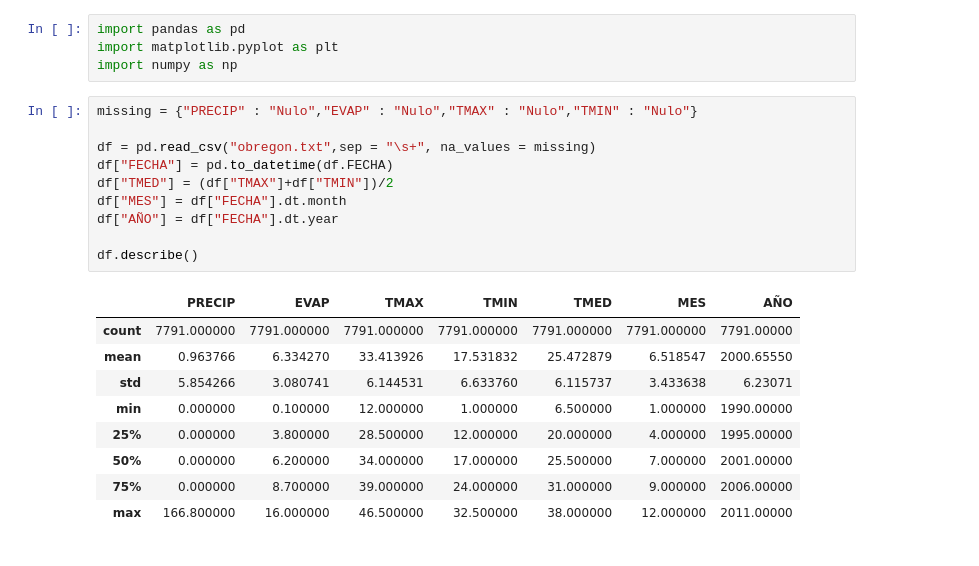
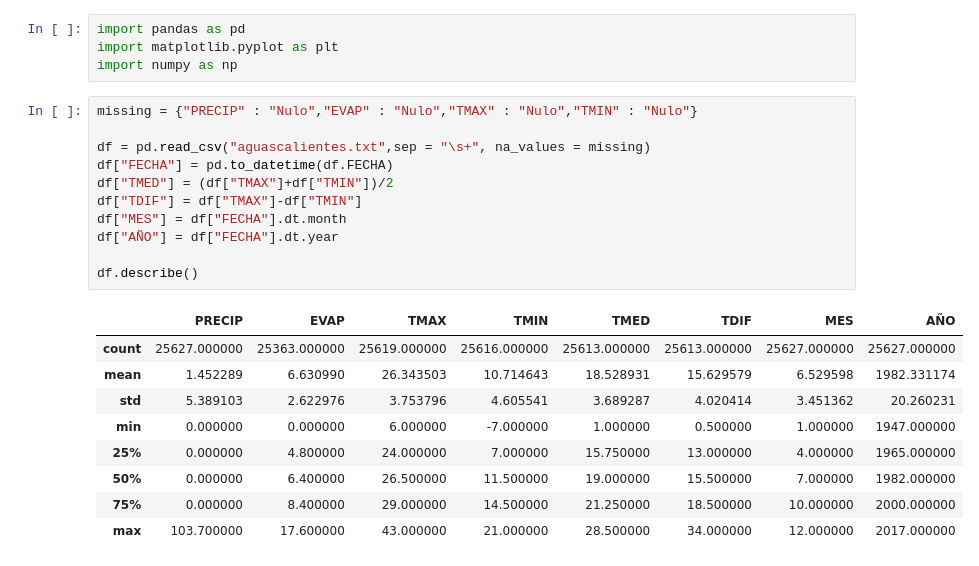
Before and after one commit to Askleth/Archivero, a Jupyter notebook: Actividad_5/Actividad5.ipynb, the cells around one changed output. Drawn from its saved outputs; the diff is of its cells as text.

```diff
--- a/Actividad_5/Actividad5.ipynb
+++ b/Actividad_5/Actividad5.ipynb
@@ -5,23 +5,24 @@ import numpy as np
 # %%
 missing = {"PRECIP" : "Nulo","EVAP" : "Nulo","TMAX" : "Nulo","TMIN" : "Nulo"}
 
-df = pd.read_csv("obregon.txt",sep = "\s+", na_values = missing)
+df = pd.read_csv("aguascalientes.txt",sep = "\s+", na_values = missing)
 df["FECHA"] = pd.to_datetime(df.FECHA)
 df["TMED"] = (df["TMAX"]+df["TMIN"])/2
+df["TDIF"] = df["TMAX"]-df["TMIN"]
 df["MES"] = df["FECHA"].dt.month
 df["AÑO"] = df["FECHA"].dt.year
 
 df.describe()
 # %% [output]
-|  | PRECIP | EVAP | TMAX | TMIN | TMED | MES | AÑO |
-| count | 7791.000000 | 7791.000000 | 7791.000000 | 7791.000000 | 7791.000000 | 7791.000000 | 7791.00000 |
-| mean | 0.963766 | 6.334270 | 33.413926 | 17.531832 | 25.472879 | 6.518547 | 2000.65550 |
-| std | 5.854266 | 3.080741 | 6.144531 | 6.633760 | 6.115737 | 3.433638 | 6.23071 |
-| min | 0.000000 | 0.100000 | 12.000000 | 1.000000 | 6.500000 | 1.000000 | 1990.00000 |
-| 25% | 0.000000 | 3.800000 | 28.500000 | 12.000000 | 20.000000 | 4.000000 | 1995.00000 |
-| 50% | 0.000000 | 6.200000 | 34.000000 | 17.000000 | 25.500000 | 7.000000 | 2001.00000 |
-| 75% | 0.000000 | 8.700000 | 39.000000 | 24.000000 | 31.000000 | 9.000000 | 2006.00000 |
-| max | 166.800000 | 16.000000 | 46.500000 | 32.500000 | 38.000000 | 12.000000 | 2011.00000 |
+|  | PRECIP | EVAP | TMAX | TMIN | TMED | TDIF | MES | AÑO |
+| count | 25627.000000 | 25363.000000 | 25619.000000 | 25616.000000 | 25613.000000 | 25613.000000 | 25627.000000 | 25627.000000 |
+| mean | 1.452289 | 6.630990 | 26.343503 | 10.714643 | 18.528931 | 15.629579 | 6.529598 | 1982.331174 |
+| std | 5.389103 | 2.622976 | 3.753796 | 4.605541 | 3.689287 | 4.020414 | 3.451362 | 20.260231 |
+| min | 0.000000 | 0.000000 | 6.000000 | -7.000000 | 1.000000 | 0.500000 | 1.000000 | 1947.000000 |
+| 25% | 0.000000 | 4.800000 | 24.000000 | 7.000000 | 15.750000 | 13.000000 | 4.000000 | 1965.000000 |
+| 50% | 0.000000 | 6.400000 | 26.500000 | 11.500000 | 19.000000 | 15.500000 | 7.000000 | 1982.000000 |
+| 75% | 0.000000 | 8.400000 | 29.000000 | 14.500000 | 21.250000 | 18.500000 | 10.000000 | 2000.000000 |
+| max | 103.700000 | 17.600000 | 43.000000 | 21.000000 | 28.500000 | 34.000000 | 12.000000 | 2017.000000 |
 # %%
 """ Esta seccion puede ejecutarse para cualquier dataframe que este ordenado por año,
     el año menor en el primer dato y el año mayor en el ultimo dato
```
Also changed, not shown: parts of 33 cells of this notebook, 10 other files.
